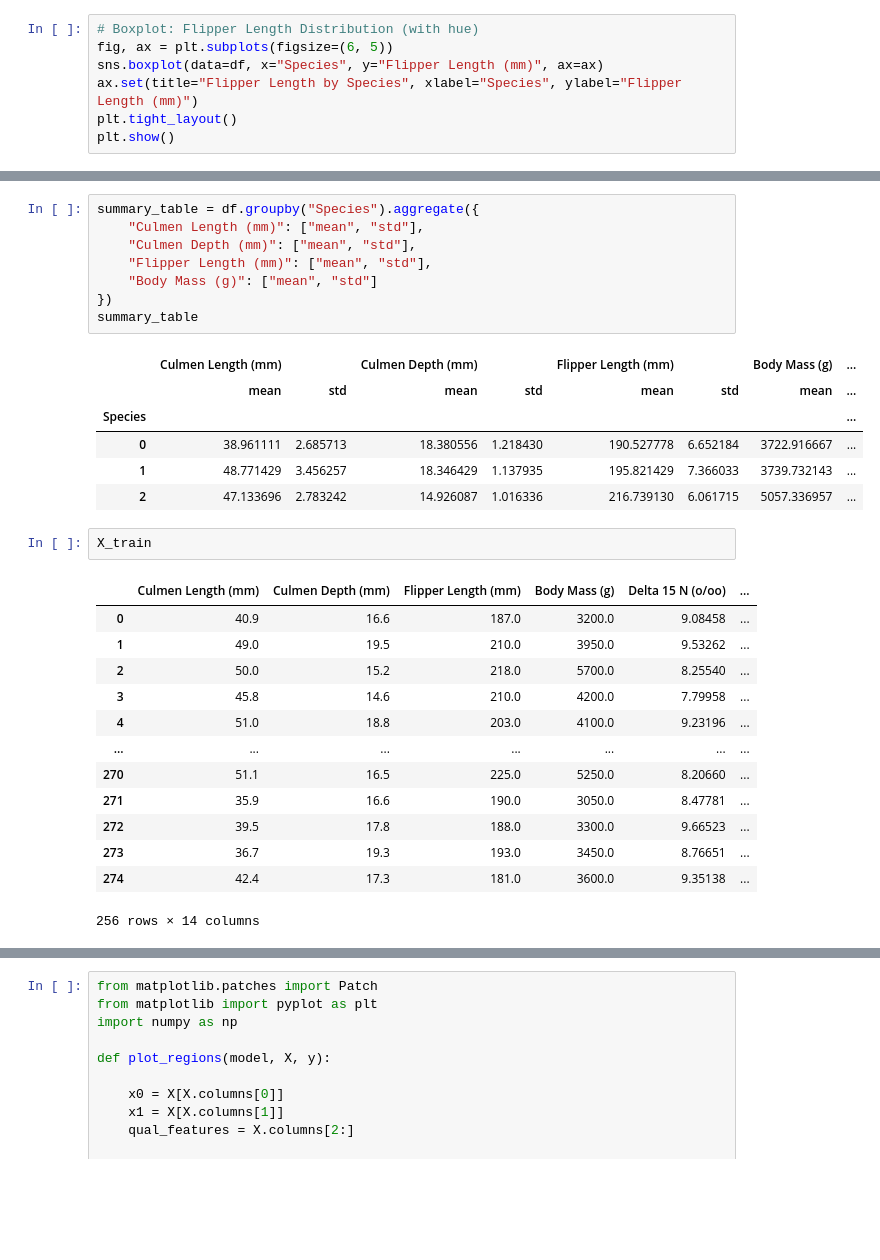
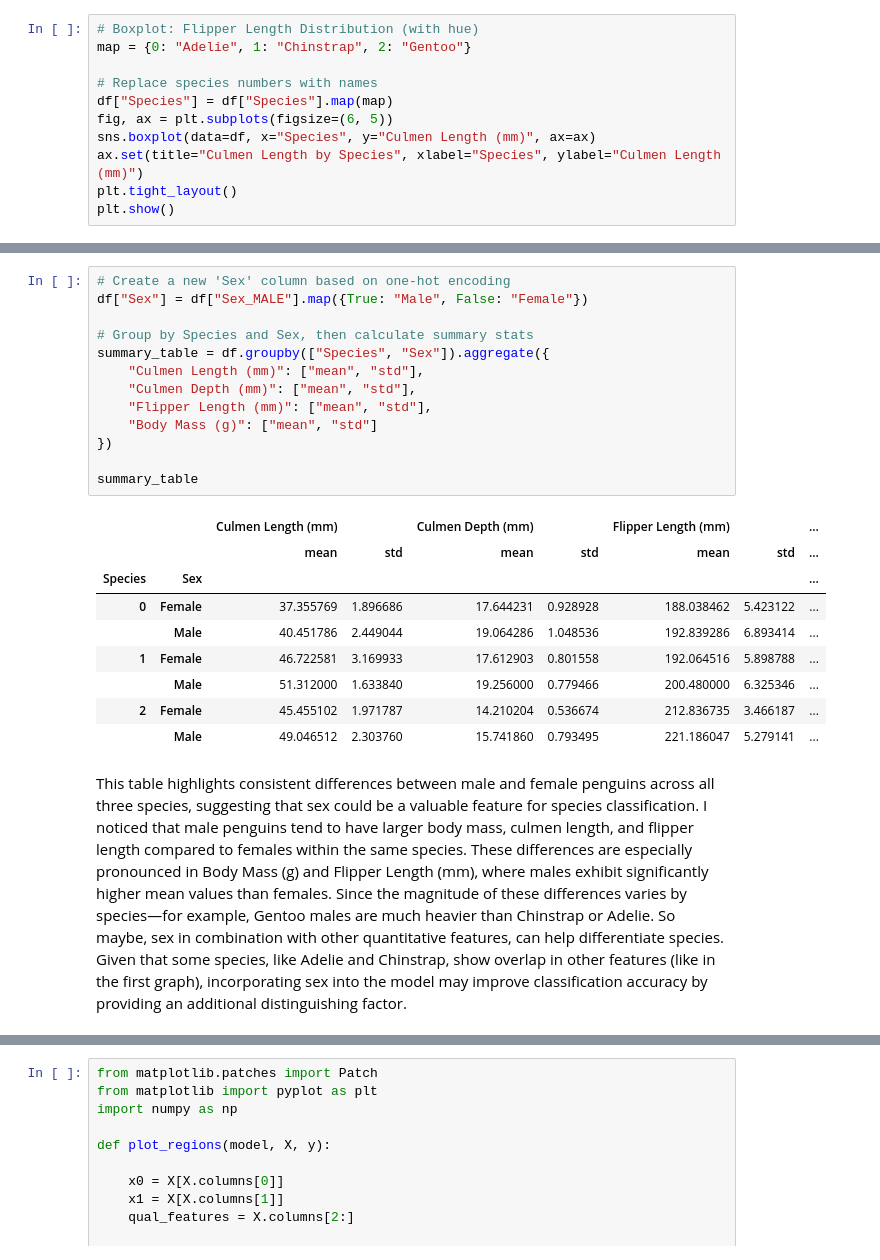
Before and after one commit to jacksonbhanson7/jacksonbhanson7.github.io, a Jupyter notebook: posts/example-blog-post/index.ipynb, the cells around one changed output, grey strips where cells are left out. Drawn from its saved outputs; the diff is of its cells as text; blank space fills up the shorter version.

```diff
--- a/posts/example-blog-post/index.ipynb
+++ b/posts/example-blog-post/index.ipynb
@@ -78,8 +80,12 @@ plt.show()
 # %%
 # Boxplot: Flipper Length Distribution (with hue)
+map = {0: "Adelie", 1: "Chinstrap", 2: "Gentoo"}
+
+# Replace species numbers with names
+df["Species"] = df["Species"].map(map)
 fig, ax = plt.subplots(figsize=(6, 5))
-sns.boxplot(data=df, x="Species", y="Flipper Length (mm)", ax=ax)
-ax.set(title="Flipper Length by Species", xlabel="Species", ylabel="Flipper Length (mm)")
+sns.boxplot(data=df, x="Species", y="Culmen Length (mm)", ax=ax)
+ax.set(title="Culmen Length by Species", xlabel="Species", ylabel="Culmen Length (mm)")
 plt.tight_layout()
 plt.show()
 # %% [output]
@@ -87,31 +95,25 @@ plt.show()
 # %%
-summary_table = df.groupby("Species").aggregate({
+# Create a new 'Sex' column based on one-hot encoding
+df["Sex"] = df["Sex_MALE"].map({True: "Male", False: "Female"})
+
+# Group by Species and Sex, then calculate summary stats
+summary_table = df.groupby(["Species", "Sex"]).aggregate({
     "Culmen Length (mm)": ["mean", "std"],
     "Culmen Depth (mm)": ["mean", "std"],
     "Flipper Length (mm)": ["mean", "std"],
     "Body Mass (g)": ["mean", "std"]
 })
+
 summary_table
 # %% [output]
-|  | Culmen Length (mm) |  | Culmen Depth (mm) |  | Flipper Length (mm) |  | Body Mass (g) | ... |
-|  | mean | std | mean | std | mean | std | mean | ... |
-| Species |  |  |  |  |  |  |  | ... |
-| 0 | 38.961111 | 2.685713 | 18.380556 | 1.218430 | 190.527778 | 6.652184 | 3722.916667 | ... |
-| 1 | 48.771429 | 3.456257 | 18.346429 | 1.137935 | 195.821429 | 7.366033 | 3739.732143 | ... |
-| 2 | 47.133696 | 2.783242 | 14.926087 | 1.016336 | 216.739130 | 6.061715 | 5057.336957 | ... |
+|  |  | Culmen Length (mm) |  | Culmen Depth (mm) |  | Flipper Length (mm) |  | ... |
+|  |  | mean | std | mean | std | mean | std | ... |
+| Species | Sex |  |  |  |  |  |  | ... |
+| 0 | Female | 37.355769 | 1.896686 | 17.644231 | 0.928928 | 188.038462 | 5.423122 | ... |
+|  | Male | 40.451786 | 2.449044 | 19.064286 | 1.048536 | 192.839286 | 6.893414 | ... |
+| 1 | Female | 46.722581 | 3.169933 | 17.612903 | 0.801558 | 192.064516 | 5.898788 | ... |
+|  | Male | 51.312000 | 1.633840 | 19.256000 | 0.779466 | 200.480000 | 6.325346 | ... |
+| 2 | Female | 45.455102 | 1.971787 | 14.210204 | 0.536674 | 212.836735 | 3.466187 | ... |
+|  | Male | 49.046512 | 2.303760 | 15.741860 | 0.793495 | 221.186047 | 5.279141 | ... |
-# %%
-X_train
-# %% [output]
-|  | Culmen Length (mm) | Culmen Depth (mm) | Flipper Length (mm) | Body Mass (g) | Delta 15 N (o/oo) | ... |
-| 0 | 40.9 | 16.6 | 187.0 | 3200.0 | 9.08458 | ... |
-| 1 | 49.0 | 19.5 | 210.0 | 3950.0 | 9.53262 | ... |
-| 2 | 50.0 | 15.2 | 218.0 | 5700.0 | 8.25540 | ... |
-| 3 | 45.8 | 14.6 | 210.0 | 4200.0 | 7.79958 | ... |
-| 4 | 51.0 | 18.8 | 203.0 | 4100.0 | 9.23196 | ... |
-| ... | ... | ... | ... | ... | ... | ... |
-| 270 | 51.1 | 16.5 | 225.0 | 5250.0 | 8.20660 | ... |
-| 271 | 35.9 | 16.6 | 190.0 | 3050.0 | 8.47781 | ... |
-| 272 | 39.5 | 17.8 | 188.0 | 3300.0 | 9.66523 | ... |
-| 273 | 36.7 | 19.3 | 193.0 | 3450.0 | 8.76651 | ... |
-| 274 | 42.4 | 17.3 | 181.0 | 3600.0 | 9.35138 | ... |
-256 rows × 14 columns
+# %% [markdown]
+This table highlights consistent differences between male and female penguins across all three species, suggesting that sex could be a valuable feature for species classification. I noticed that male penguins tend to have larger body mass, culmen length, and flipper length compared to females within the same species. These differences are especially pronounced in Body Mass (g) and Flipper Length (mm), where males exhibit significantly higher mean values than females. Since the magnitude of these differences varies by species—for example, Gentoo males are much heavier than Chinstrap or Adelie. So maybe, sex in combination with other quantitative features, can help differentiate species. Given that some species, like Adelie and Chinstrap, show overlap in other features (like in the first graph), incorporating sex into the model may improve classification accuracy by providing an additional distinguishing factor.
```
Also changed, not shown: parts of 38 cells of this notebook, 12 other files.
